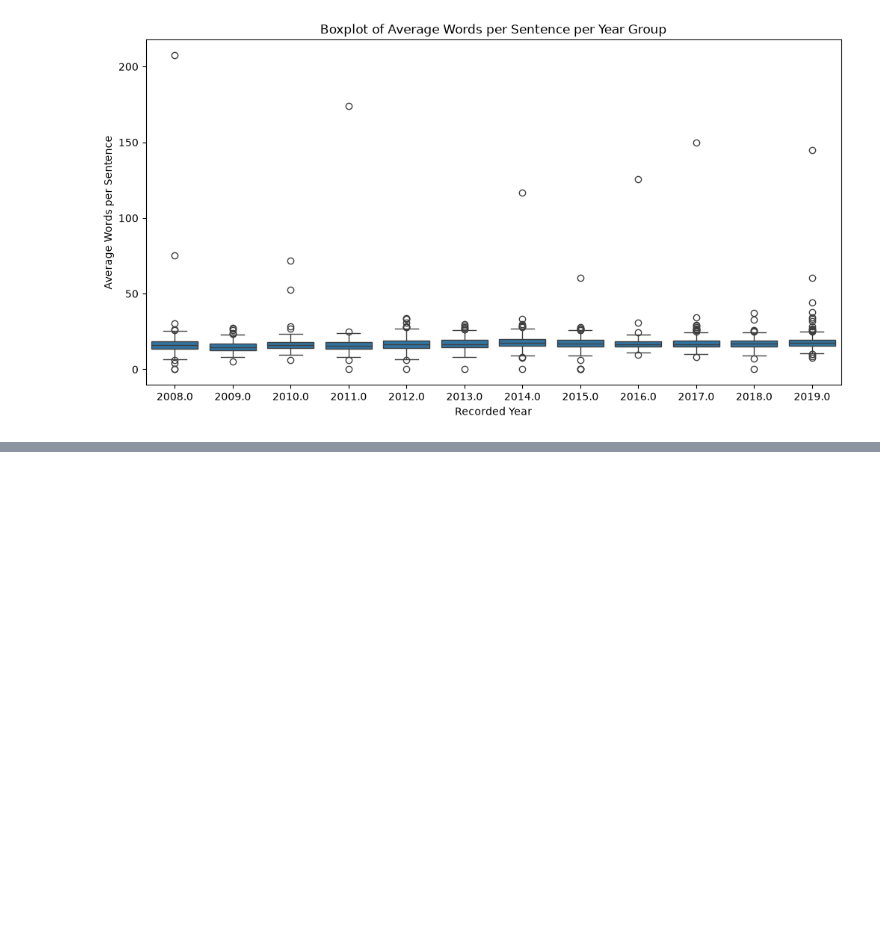
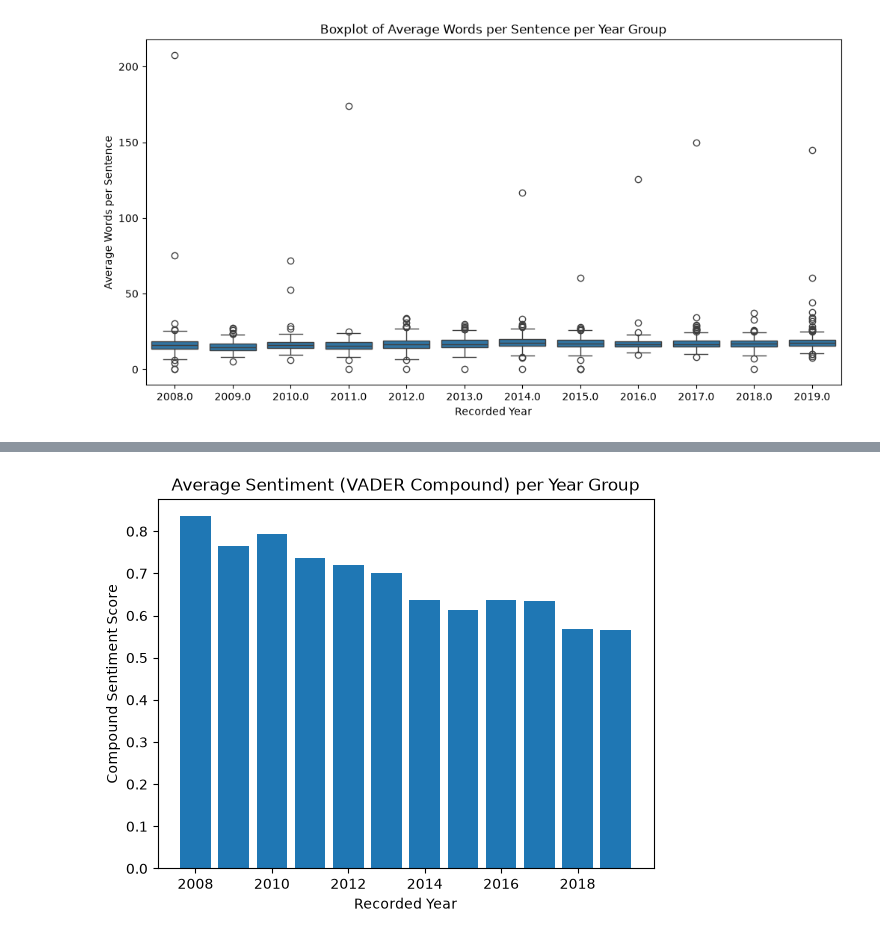
Before and after one commit to emilyedono/TEDTalkNLP, a Jupyter notebook: Code/TedTalkNLP_Rhetoric.ipynb, the cells around one changed output, grey strips where cells are left out. Drawn from its saved outputs; the diff is of its cells as text; code cells hidden in the pictures; blank space fills up the shorter version.

Commit message:
add sentiment analysis

```diff
--- a/Code/TedTalkNLP_Rhetoric.ipynb
+++ b/Code/TedTalkNLP_Rhetoric.ipynb
@@ -473,0 +476,21 @@ plt.show()
+# %%
+## Sentiment Analysis
+
+import nltk
+nltk.download('vader_lexicon', quiet=True)
+from nltk.sentiment import SentimentIntensityAnalyzer
+
+sia = SentimentIntensityAnalyzer()
+
+# VADER expects natural text (punctuation/case matter), so use the
+# original transcripts, not the stripped/lowercased tokens
+sentiment_scores = [sia.polarity_scores(t)['compound'] for t in df['transcript']]
+
+sentiment_df = pd.DataFrame({
+    "sentiment_compound": sentiment_scores,
+    "year_group": df['year_group']
+})
+
+# calculate average sentiment per year group
+average_sentiment = sentiment_df.groupby('year_group').mean()
+average_sentiment
@@ -473,0 +545,9 @@ plt.show()
+# %%
+# plot average sentiment over time
+plt.bar(x=average_sentiment.index, height='sentiment_compound', data=average_sentiment)
+plt.title("Average Sentiment (VADER Compound) per Year Group")
+plt.ylabel("Compound Sentiment Score")
+plt.xlabel("Recorded Year")
+plt.show()
+# %% [output]
+[figure, added]
```
Also changed, not shown: parts of 6 cells of this notebook.
